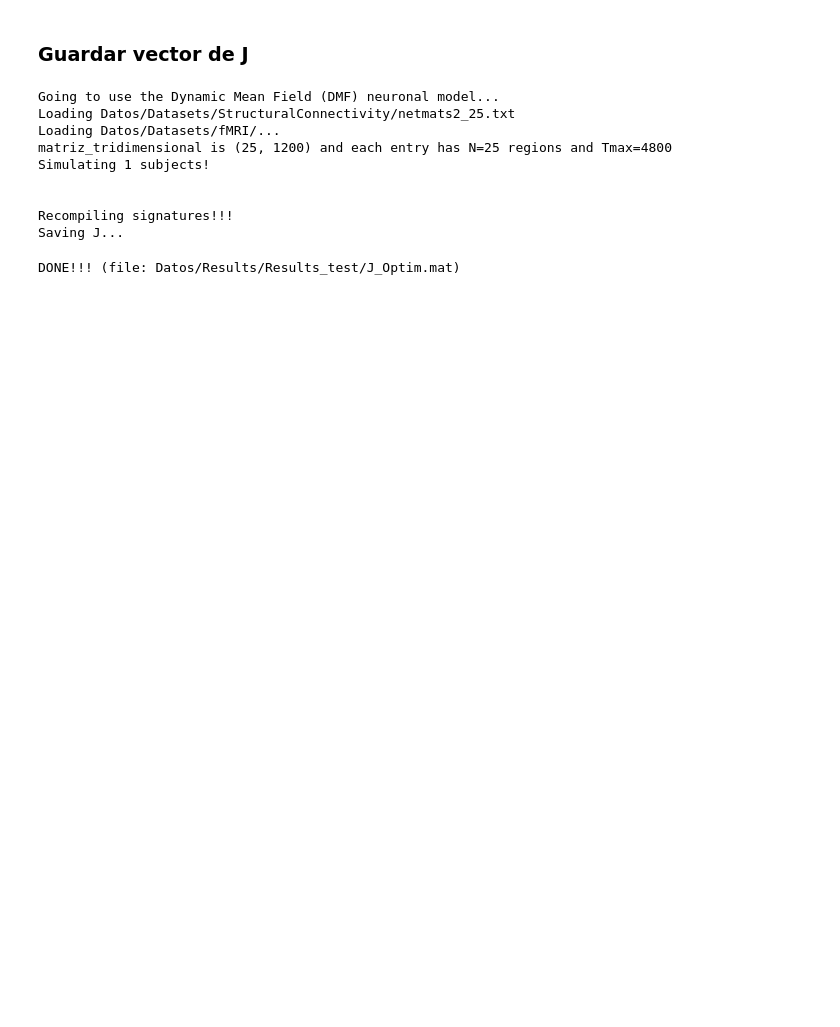
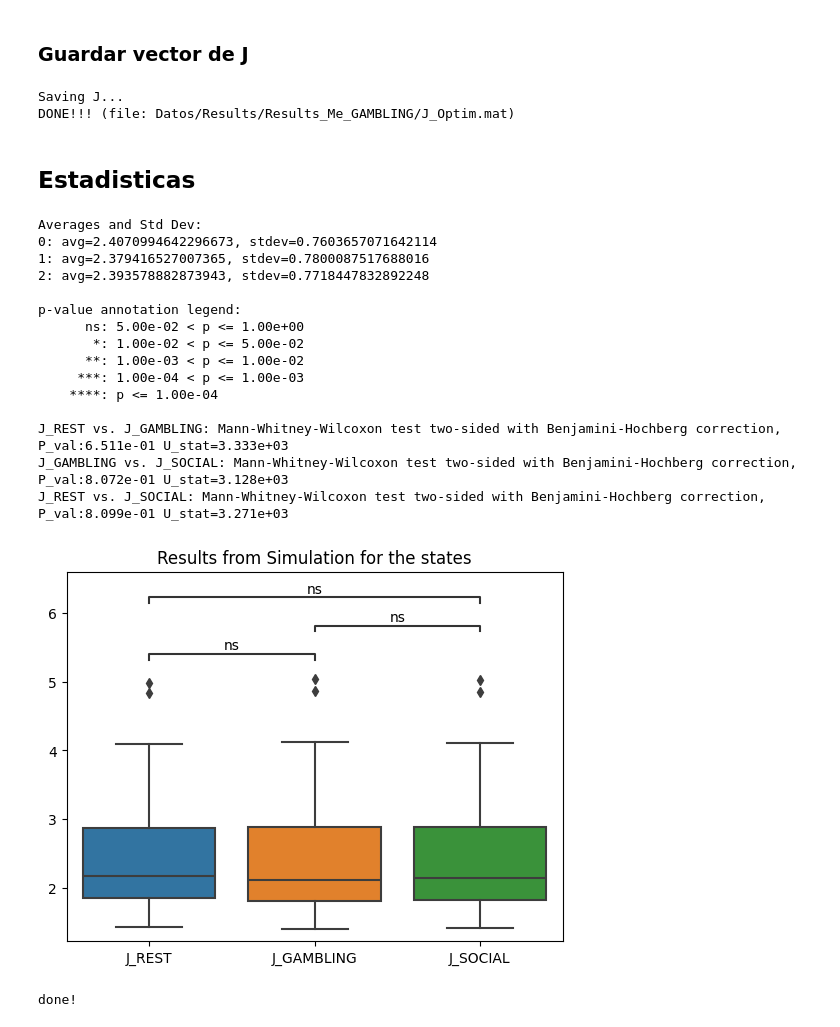
Before and after one commit to FaragoFa/Neuronas, a Jupyter notebook: Proyecto.ipynb, the cells around one changed output. Drawn from its saved outputs; the diff is of its cells as text; code cells hidden in the pictures; blank space fills up the shorter version.

```diff
--- a/Proyecto.ipynb
+++ b/Proyecto.ipynb
@@ -530,15 +530,62 @@ Loading Datos/Results/Results_Me_REST/DecoEtAl2018_fneuro.mat
 # %% [markdown]
 ### Guardar vector de J
 # %%
-prepro.save_J(M_e_optim=1, G_optim=6)
+prepro.save_J(M_i_optim= 1, M_e_optim=1.04, G_optim=6.3)
 # %% [output]
-Going to use the Dynamic Mean Field (DMF) neuronal model...
-Loading Datos/Datasets/StructuralConnectivity/netmats2_25.txt
-Loading Datos/Datasets/fMRI/...
-matriz_tridimensional is (25, 1200) and each entry has N=25 regions and Tmax=4800
-Simulating 1 subjects!
-
-
-Recompiling signatures!!!
 Saving J...
+DONE!!! (file: Datos/Results/Results_Me_GAMBLING/J_Optim.mat)
-DONE!!! (file: Datos/Results/Results_test/J_Optim.mat)
+# %% [markdown]
+## Estadisticas
+# %%
+import WholeBrain.Utils.p_values as p_values
+import numpy as np
+import scipy.io as sio
+
+# Cargo los datos
+inFilePath = 'Datos/Results/'
+paths = {'J_REST': inFilePath + 'Results_Me_REST/J_Optim',
+         'J_GAMBLING': inFilePath + 'Results_Me_GAMBLING/J_Optim',
+         'J_SOCIAL': inFilePath + 'Results_Me_SOCIAL/J_Optim',
+         'J_EMOTION': inFilePath + 'Results_Me_EMOTION/J_Optim',
+         'J_LANGUAGE': inFilePath + 'Results_Me_LANGUAGE/J_Optim',
+         'J_MOTOR': inFilePath + 'Results_Me_MOTOR/J_Optim',
+         'J_RELATIONAL': inFilePath + 'Results_Me_RELATIONAL/J_Optim',
+         'J_WM': inFilePath + 'Results_Me_WM/J_Optim'}
+
+# dataSetLabels se utilizará para iterar y también como claves en el diccionario final
+dataSetLabels = ['J_REST', 'J_GAMBLING', 'J_SOCIAL']
+
+# Lista para almacenar los vectores de cada estado
+data_vectors = []
+
+# Cargar los datos desde los archivos y añadirlos a la lista
+for label in dataSetLabels:
+    # Carga el archivo .mat
+    data = sio.loadmat(paths[label])['J']
+    data_vectors.append(data.flatten())  # Aplanar y añadir al listado
+
+# Convertir la lista de vectores en una matriz 2D donde cada vector es una columna
+States_matrix = np.column_stack(data_vectors)
+
+# Calcular las estadisticas
+p_values.plotComparisonAcrossLabels2(States_matrix, columnLables=dataSetLabels, graphLabel=f'Results from Simulation for the states')
+
+print('done!')
+# %% [output]
+Averages and Std Dev:
+0: avg=2.4070994642296673, stdev=0.7603657071642114
+1: avg=2.379416527007365, stdev=0.7800087517688016
+2: avg=2.393578882873943, stdev=0.7718447832892248
+
+p-value annotation legend:
+      ns: 5.00e-02 < p <= 1.00e+00
+       *: 1.00e-02 < p <= 5.00e-02
+      **: 1.00e-03 < p <= 1.00e-02
+     ***: 1.00e-04 < p <= 1.00e-03
+    ****: p <= 1.00e-04
+
+J_REST vs. J_GAMBLING: Mann-Whitney-Wilcoxon test two-sided with Benjamini-Hochberg correction, P_val:6.511e-01 U_stat=3.333e+03
+J_GAMBLING vs. J_SOCIAL: Mann-Whitney-Wilcoxon test two-sided with Benjamini-Hochberg correction, P_val:8.072e-01 U_stat=3.128e+03
+J_REST vs. J_SOCIAL: Mann-Whitney-Wilcoxon test two-sided with Benjamini-Hochberg correction, P_val:8.099e-01 U_stat=3.271e+03
+[figure, added]
+done!
```
Also changed, not shown: parts of 2 cells of this notebook, 3 other files.
